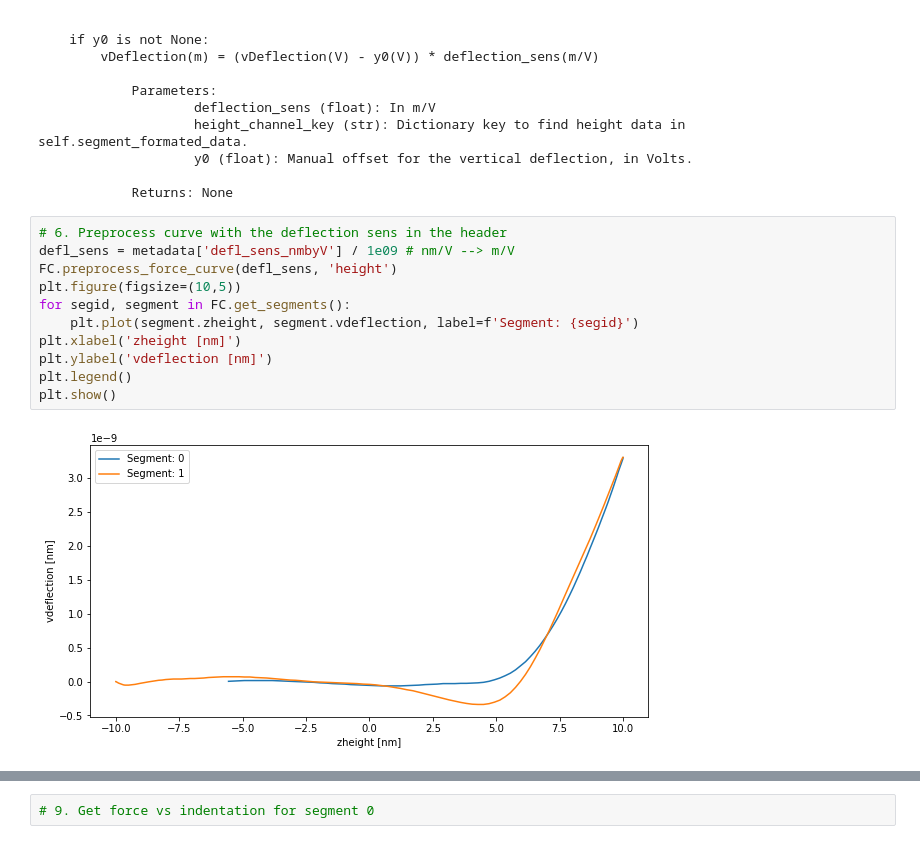
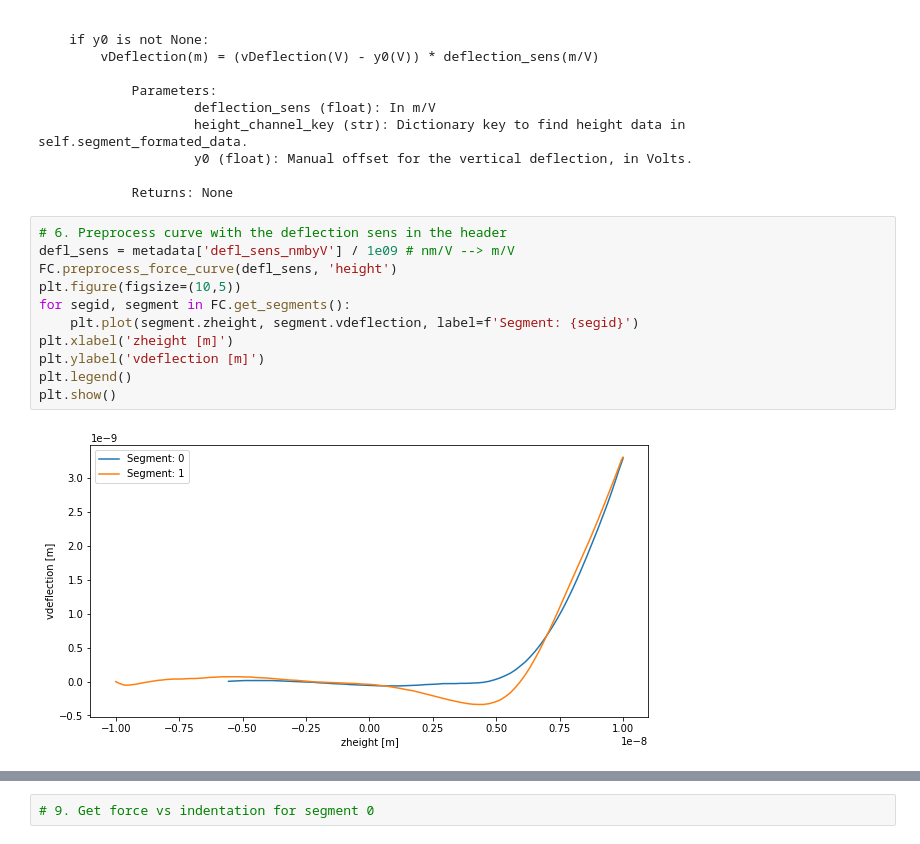
Before and after one commit to jlopezalo/PyFMReader, a Jupyter notebook: examples/BasicUsageExample.ipynb, the cells around one changed output, grey strips where cells are left out. Drawn from its saved outputs; the diff is of its cells as text.

```diff
--- a/examples/BasicUsageExample.ipynb
+++ b/examples/BasicUsageExample.ipynb
@@ -118,15 +118,15 @@ preprocess_force_curve(deflection_sens, height_channel_key, y0=None) method of p
 # %%
 # 6. Preprocess curve with the deflection sens in the header
 defl_sens = metadata['defl_sens_nmbyV'] / 1e09 # nm/V --> m/V
 FC.preprocess_force_curve(defl_sens, 'height')
 plt.figure(figsize=(10,5))
 for segid, segment in FC.get_segments():
     plt.plot(segment.zheight, segment.vdeflection, label=f'Segment: {segid}')
-plt.xlabel('zheight [nm]')
-plt.ylabel('vdeflection [nm]')
+plt.xlabel('zheight [m]')
+plt.ylabel('vdeflection [m]')
 plt.legend()
 plt.show()
 # %% [output]
-[figure, old version]
+[figure, new version]
 # %%
 # 7. Get Force vs Indentation curve
```
Also changed, not shown: parts of 4 cells of this notebook, 1 other file.
